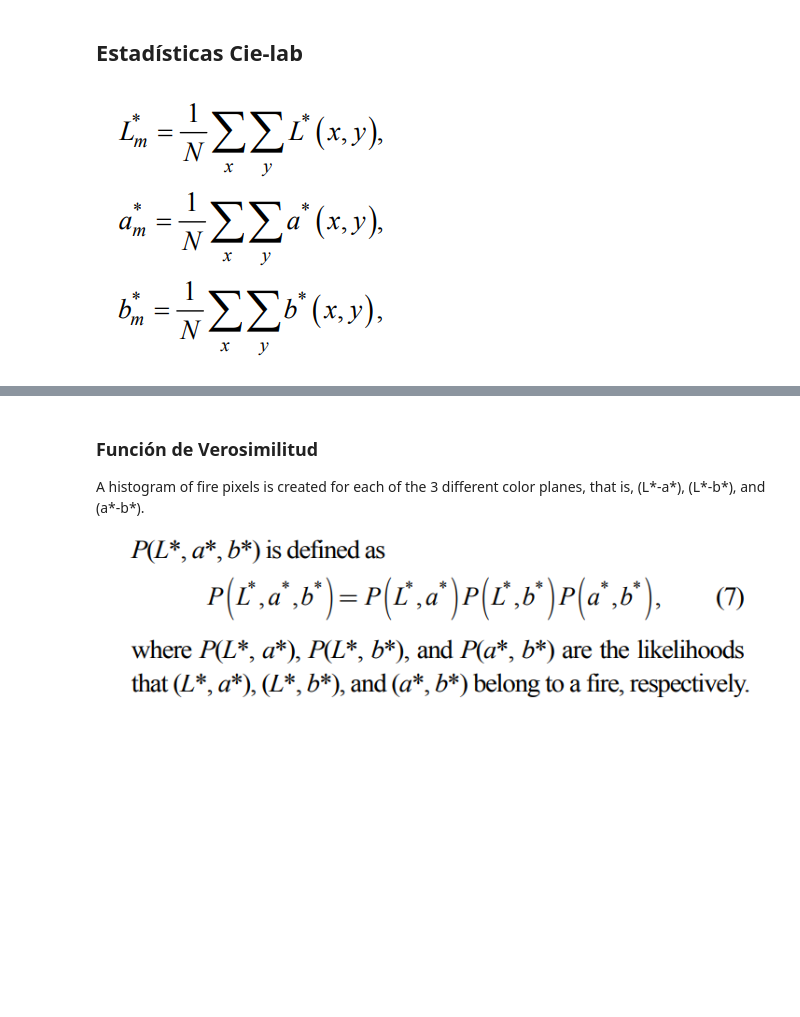
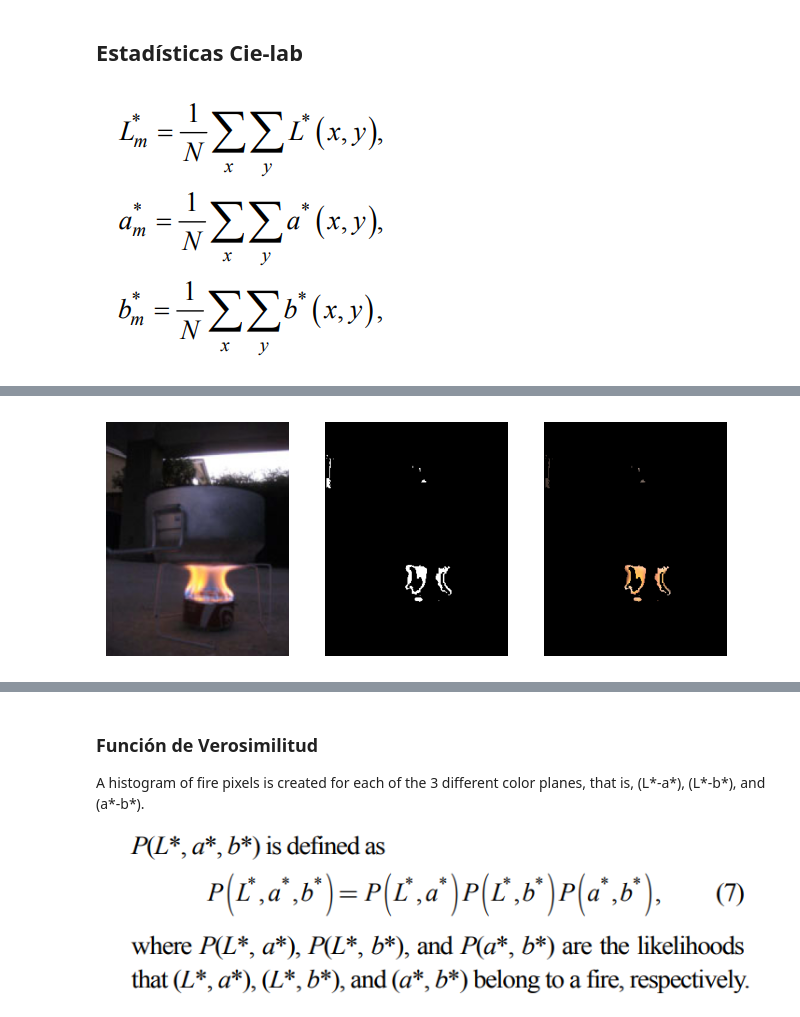
Before and after one commit to nachovigilante/pdi-fire-detection, a Jupyter notebook: fire_detection.ipynb, the cells around one changed output, grey strips where cells are left out. Cells and saved outputs as stored; diff of their text form; code cells hidden in the pictures; blank space fills up the shorter version.

```diff
--- a/fire_detection.ipynb
+++ b/fire_detection.ipynb
@@ -292,0 +292,4 @@ ax[2].axis('off')
+# %%
+imprimir_rs_mask(img_paper2,r1_img2,r2_img2,r3_img2,r4_img2)
+# %% [output]
+[figure, added]
```
Also changed, not shown: parts of 6 cells of this notebook.
